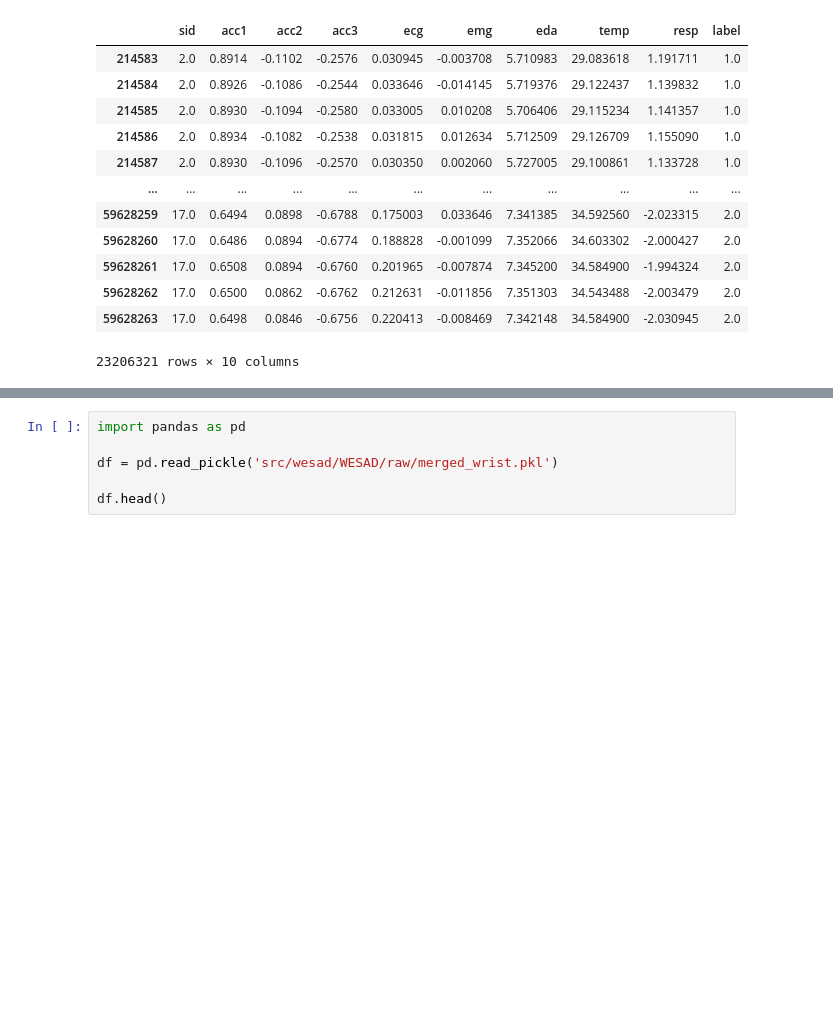
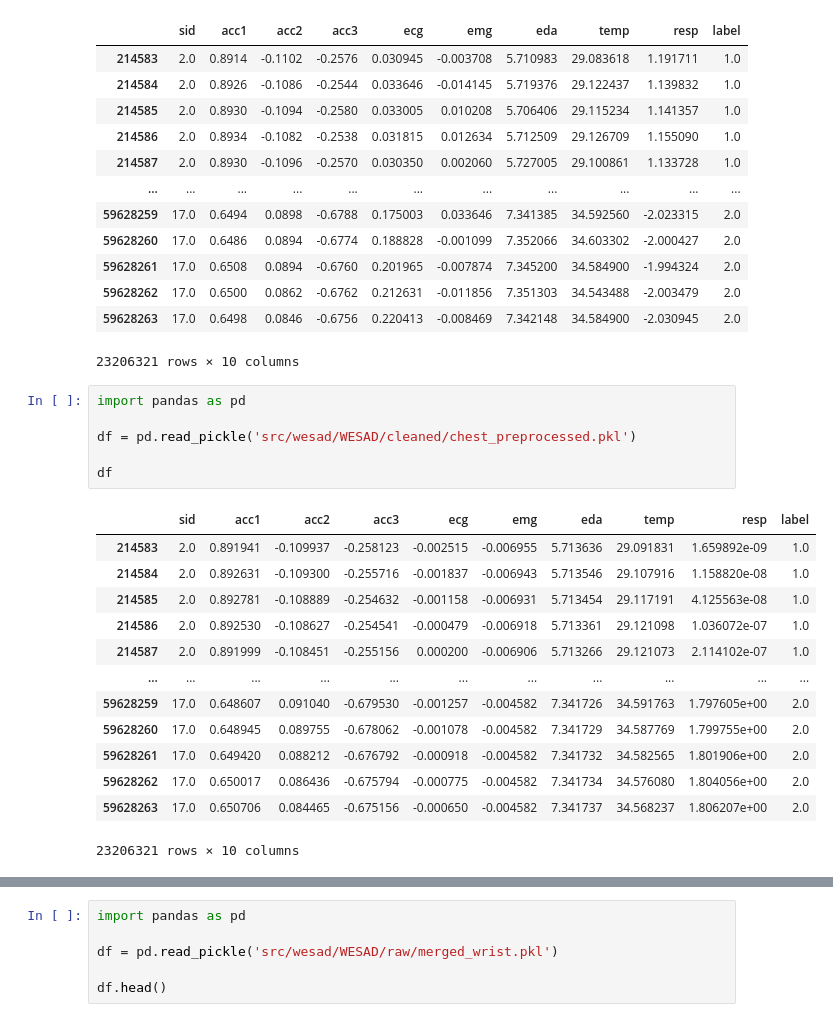
Before and after one commit to WillPowellUk/Modular-Multimodal-Stress-Detector, a Jupyter notebook: wesad_demo.ipynb, the cells around one changed output, grey strips where cells are left out. Cells and saved outputs as stored; diff of their text form; blank space fills up the shorter version.

```diff
--- a/wesad_demo.ipynb
+++ b/wesad_demo.ipynb
@@ -173,6 +166,26 @@ df
 | 59628262 | 17.0 | 0.6500 | 0.0862 | -0.6762 | 0.212631 | -0.011856 | 7.351303 | 34.543488 | -2.003479 | 2.0 |
 | 59628263 | 17.0 | 0.6498 | 0.0846 | -0.6756 | 0.220413 | -0.008469 | 7.342148 | 34.584900 | -2.030945 | 2.0 |
 23206321 rows × 10 columns
+# %%
+import pandas as pd
+
+df = pd.read_pickle('src/wesad/WESAD/cleaned/chest_preprocessed.pkl')
+
+df
+# %% [output]
+|  | sid | acc1 | acc2 | acc3 | ecg | emg | eda | temp | resp | label |
+| 214583 | 2.0 | 0.891941 | -0.109937 | -0.258123 | -0.002515 | -0.006955 | 5.713636 | 29.091831 | 1.659892e-09 | 1.0 |
+| 214584 | 2.0 | 0.892631 | -0.109300 | -0.255716 | -0.001837 | -0.006943 | 5.713546 | 29.107916 | 1.158820e-08 | 1.0 |
+| 214585 | 2.0 | 0.892781 | -0.108889 | -0.254632 | -0.001158 | -0.006931 | 5.713454 | 29.117191 | 4.125563e-08 | 1.0 |
+| 214586 | 2.0 | 0.892530 | -0.108627 | -0.254541 | -0.000479 | -0.006918 | 5.713361 | 29.121098 | 1.036072e-07 | 1.0 |
+| 214587 | 2.0 | 0.891999 | -0.108451 | -0.255156 | 0.000200 | -0.006906 | 5.713266 | 29.121073 | 2.114102e-07 | 1.0 |
+| ... | ... | ... | ... | ... | ... | ... | ... | ... | ... | ... |
+| 59628259 | 17.0 | 0.648607 | 0.091040 | -0.679530 | -0.001257 | -0.004582 | 7.341726 | 34.591763 | 1.797605e+00 | 2.0 |
+| 59628260 | 17.0 | 0.648945 | 0.089755 | -0.678062 | -0.001078 | -0.004582 | 7.341729 | 34.587769 | 1.799755e+00 | 2.0 |
+| 59628261 | 17.0 | 0.649420 | 0.088212 | -0.676792 | -0.000918 | -0.004582 | 7.341732 | 34.582565 | 1.801906e+00 | 2.0 |
+| 59628262 | 17.0 | 0.650017 | 0.086436 | -0.675794 | -0.000775 | -0.004582 | 7.341734 | 34.576080 | 1.804056e+00 | 2.0 |
+| 59628263 | 17.0 | 0.650706 | 0.084465 | -0.675156 | -0.000650 | -0.004582 | 7.341737 | 34.568237 | 1.806207e+00 | 2.0 |
+23206321 rows × 10 columns
 # %%
 import pandas as pd
 
```
Also changed, not shown: parts of 5 cells of this notebook, 3 other files.
